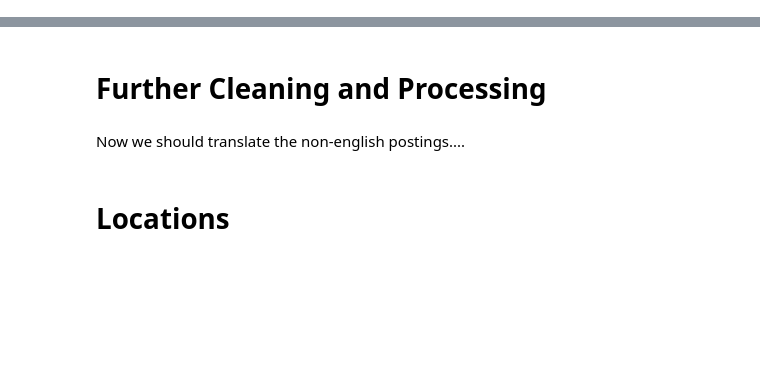
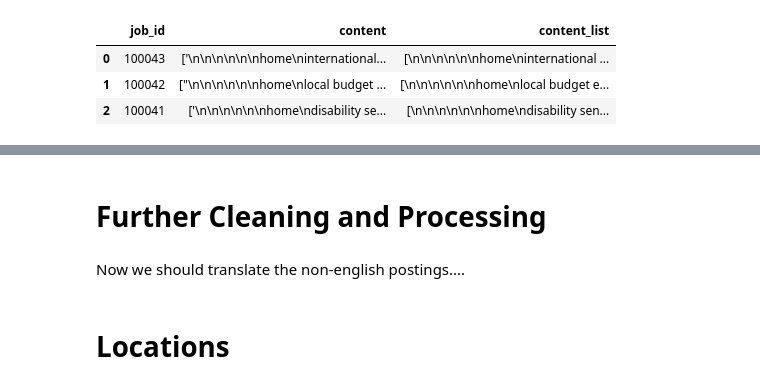
Before and after one commit to jonas-nothnagel/undp-jobs, a Jupyter notebook: notebooks/preprocess_data.ipynb, the cells around one changed output, grey strips where cells are left out. Drawn from its saved outputs; the diff is of its cells as text; code cells hidden in the pictures; blank space fills up the shorter version.

```diff
--- a/notebooks/preprocess_data.ipynb
+++ b/notebooks/preprocess_data.ipynb
@@ -49,3 +162,10 @@ df['content_list'] = df['content'].parallel_apply(lambda l: ast.literal_eval(l))
+# %%
+df.head(3)
+# %% [output]
+|  | job_id | content | content_list |
+| 0 | 100043 | ['\n\n\n\n\n\nhome\ninternational... | [\n\n\n\n\n\nhome\ninternational ... |
+| 1 | 100042 | ["\n\n\n\n\n\nhome\nlocal budget ... | [\n\n\n\n\n\nhome\nlocal budget e... |
+| 2 | 100041 | ['\n\n\n\n\n\nhome\ndisability se... | [\n\n\n\n\n\nhome\ndisability sen... |
 # %%
 # Remove special characters, line separation, URLs and enumerations
 df['content_list'] = df['content_list'].parallel_apply(lambda l: clean.clean_list(l))
```
Also changed, not shown: parts of 33 cells of this notebook, 9 other files.
